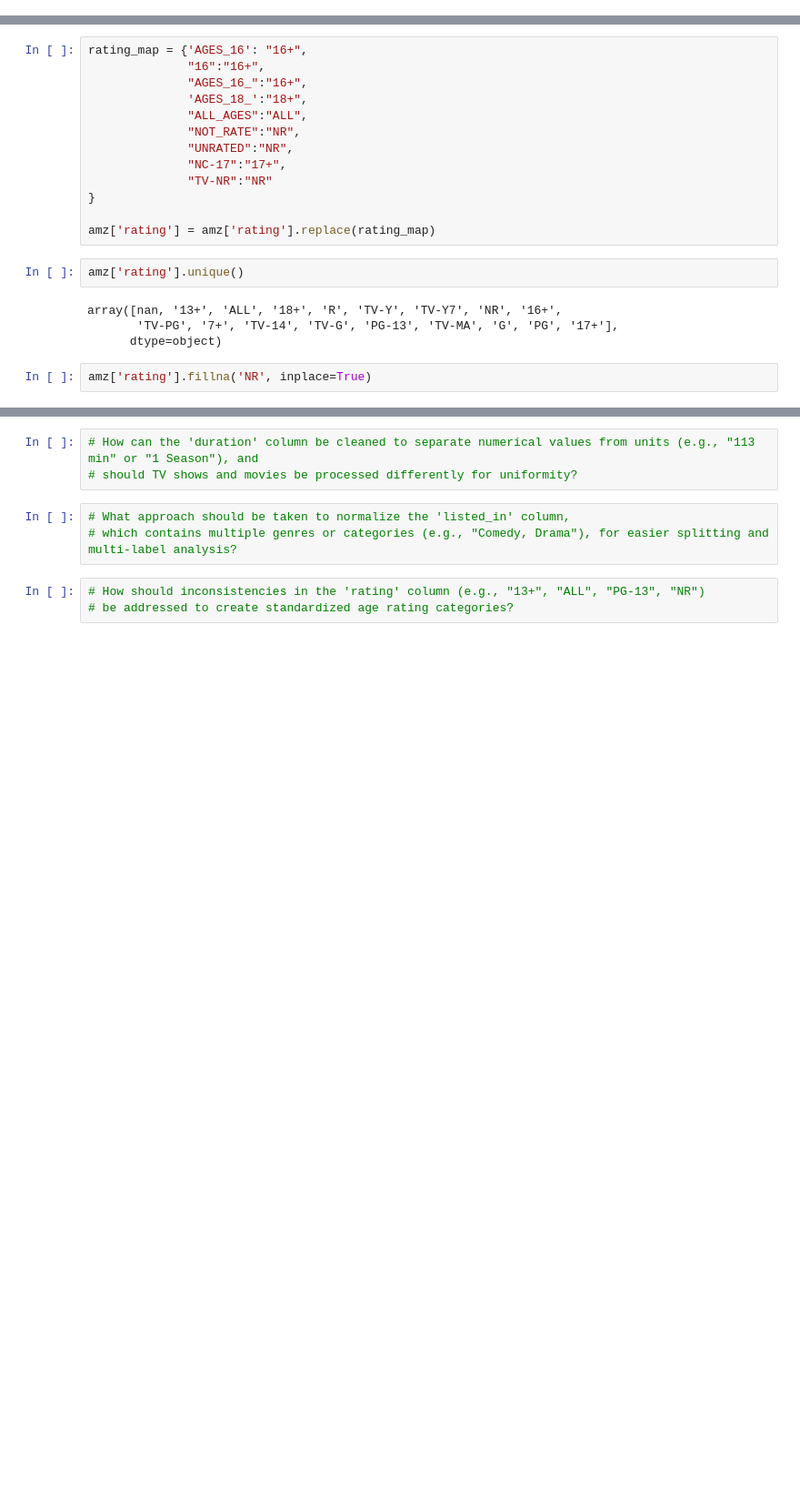
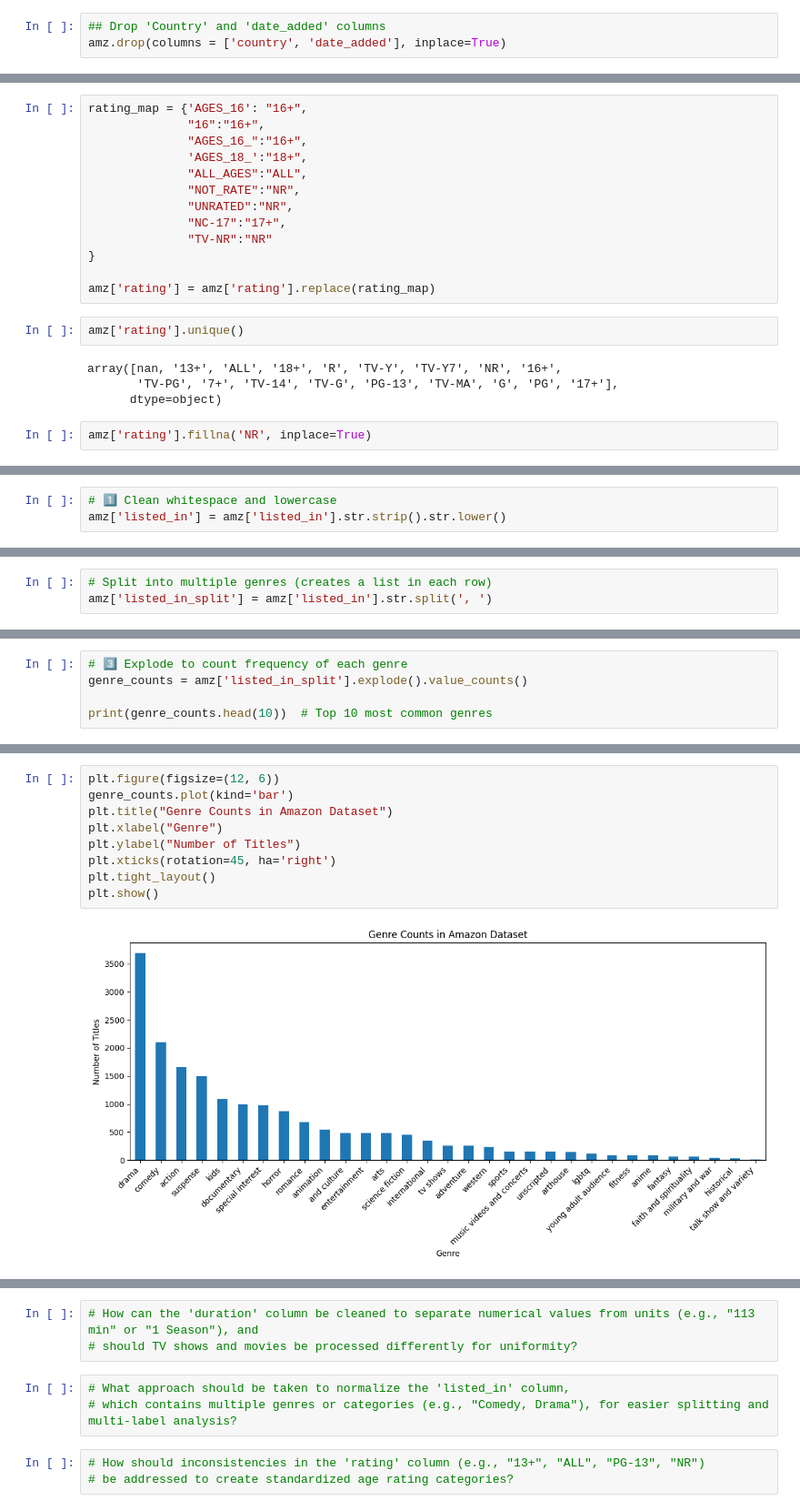
Before and after one commit to rajibulislam1/LearnData, a Jupyter notebook: amazon.ipynb, the cells around one changed output, grey strips where cells are left out. Shown: that part at 91% size. Cells and saved outputs as stored; diff of their text form; blank space fills up the shorter version.

```diff
--- a/amazon.ipynb
+++ b/amazon.ipynb
@@ -102,3 +136,6 @@ print(missing_rows.head())
+# %%
+## Drop 'Country' and 'date_added' columns
+amz.drop(columns = ['country', 'date_added'], inplace=True)
 # %% [markdown]
 ## Rating
 # %%
@@ -165,0 +258,3 @@ dtype: float64
+# %%
+# 1️⃣ Clean whitespace and lowercase
+amz['listed_in'] = amz['listed_in'].str.strip().str.lower()
@@ -165,0 +276,3 @@ dtype: float64
+# %%
+# Split into multiple genres (creates a list in each row)
+amz['listed_in_split'] = amz['listed_in'].str.split(', ')
@@ -165,0 +295,5 @@ dtype: float64
+# %%
+# 3️⃣ Explode to count frequency of each genre
+genre_counts = amz['listed_in_split'].explode().value_counts()
+
+print(genre_counts.head(10))  # Top 10 most common genres
@@ -165,0 +313,11 @@ dtype: float64
+# %%
+plt.figure(figsize=(12, 6))
+genre_counts.plot(kind='bar')
+plt.title("Genre Counts in Amazon Dataset")
+plt.xlabel("Genre")
+plt.ylabel("Number of Titles")
+plt.xticks(rotation=45, ha='right')
+plt.tight_layout()
+plt.show()
+# %% [output]
+[figure, added]
```
Also changed, not shown: parts of 20 cells of this notebook.
